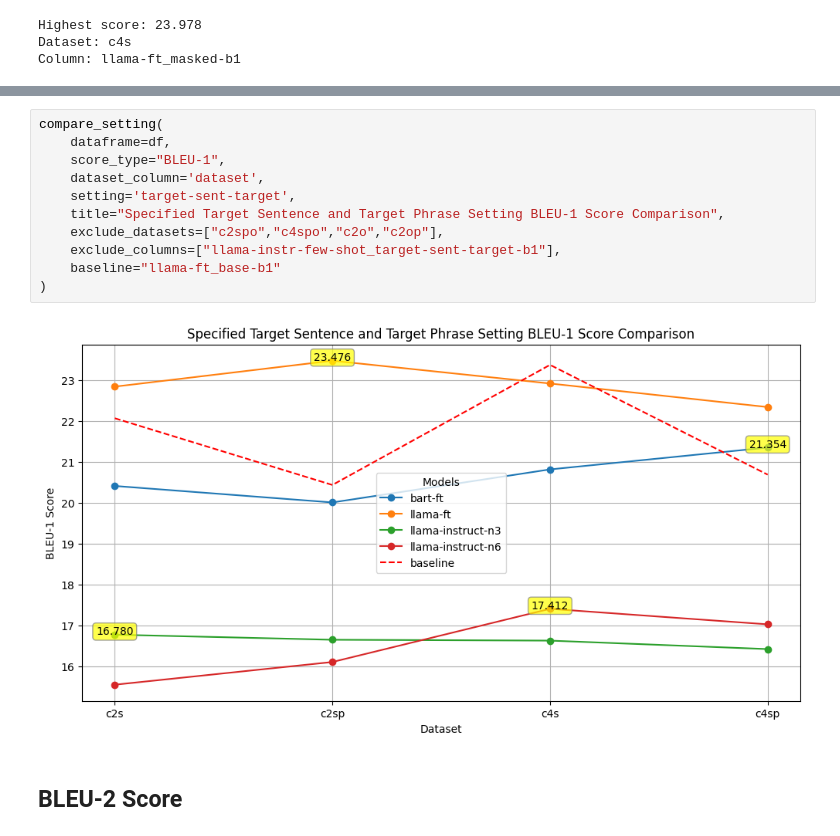
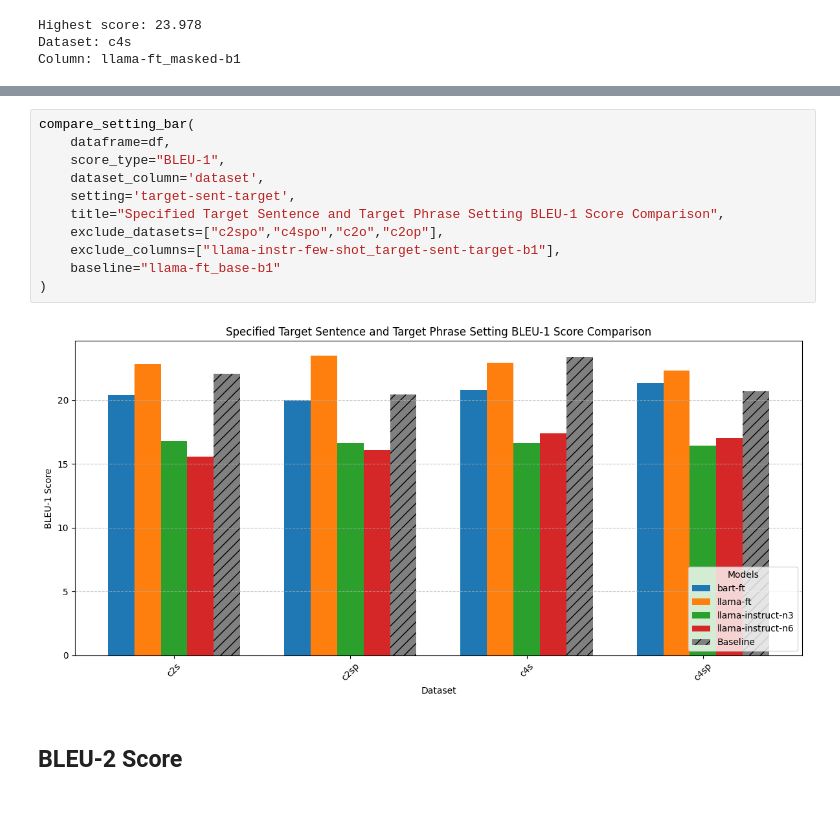
Before and after one commit to martgru/ElabSimp, a Jupyter notebook: main/05_inspect_results.ipynb, the cells around one changed output, grey strips where cells are left out. Drawn from its saved outputs; the diff is of its cells as text; blank space fills up the shorter version.

```diff
--- a/main/05_inspect_results.ipynb
+++ b/main/05_inspect_results.ipynb
@@ -91,16 +91,16 @@ compare_setting(
 # %%
-compare_setting(
+compare_setting_bar(
     dataframe=df,
     score_type="BLEU-1",
     dataset_column='dataset',
     setting='target-sent-target',
     title="Specified Target Sentence and Target Phrase Setting BLEU-1 Score Comparison",
     exclude_datasets=["c2spo","c4spo","c2o","c2op"],
     exclude_columns=["llama-instr-few-shot_target-sent-target-b1"],
     baseline="llama-ft_base-b1"
 )
 # %% [output]
-[figure, old version]
+[figure, new version]
 # %% [markdown]
 ## BLEU-2 Score
 # %%
```
Also changed, not shown: parts of 19 cells of this notebook, 1 other file.
